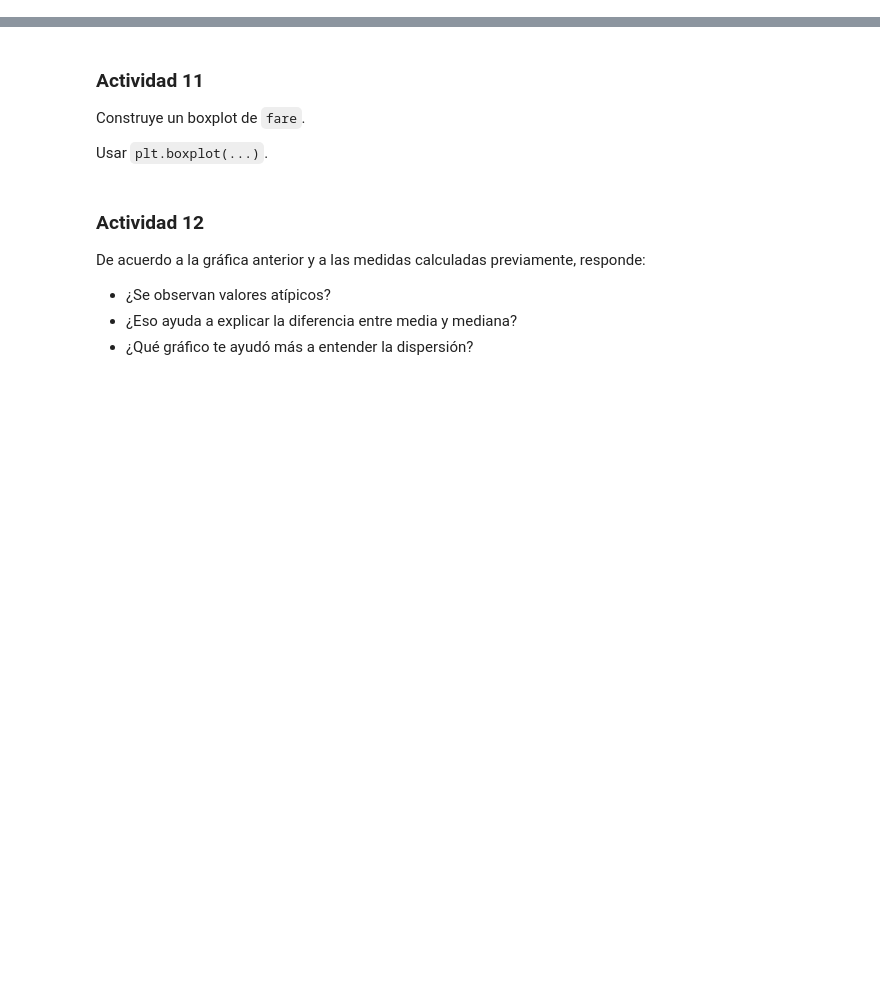
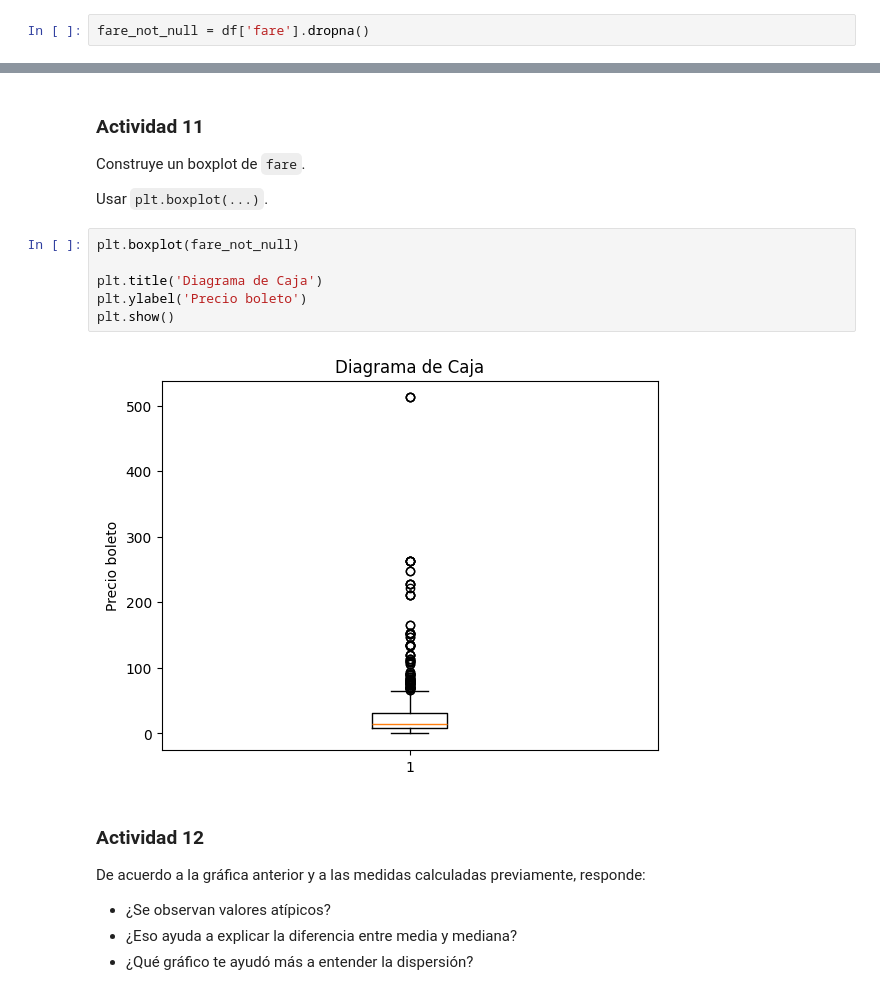
Before and after one commit to Fernando-BM/AyMD, a Jupyter notebook: analisis_univariado/notebooks/01_eda_ejercicios.ipynb, the cells around one changed output, grey strips where cells are left out. Drawn from its saved outputs; the diff is of its cells as text; blank space fills up the shorter version.

```diff
--- a/analisis_univariado/notebooks/01_eda_ejercicios.ipynb
+++ b/analisis_univariado/notebooks/01_eda_ejercicios.ipynb
@@ -110,6 +187,8 @@ Se tiene una variable **`fare`**, lo cuál indica cuánto pago un pasajero
 Guarda la variable `fare` sin valores nulos en una nueva variable.
 
 Usa `dropna()`.
+# %%
+fare_not_null = df['fare'].dropna()
 # %% [markdown]
 ### Actividad 6
 Calcula:
@@ -187,6 +289,14 @@ plt.show()
 Construye un boxplot de `fare`.
 
 Usar `plt.boxplot(...)`.
+# %%
+plt.boxplot(fare_not_null)
+
+plt.title('Diagrama de Caja')
+plt.ylabel('Precio boleto')
+plt.show()
+# %% [output]
+[figure, added]
 # %% [markdown]
 ### Actividad 12
 De acuerdo a la gráfica anterior y a las medidas calculadas previamente, responde:
```
Also changed, not shown: parts of 16 cells of this notebook.
